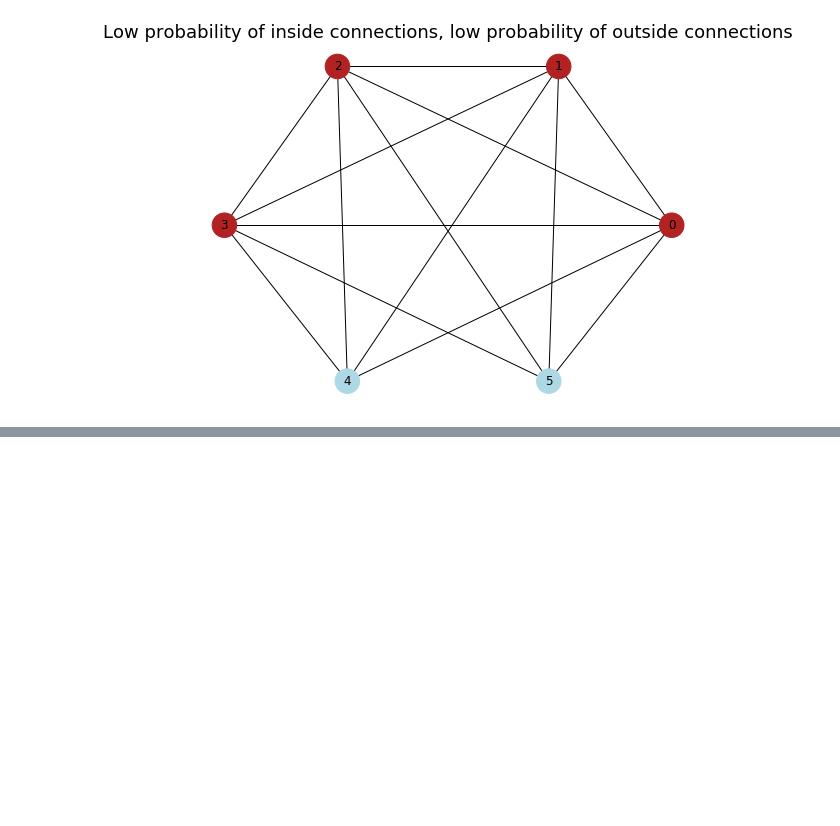
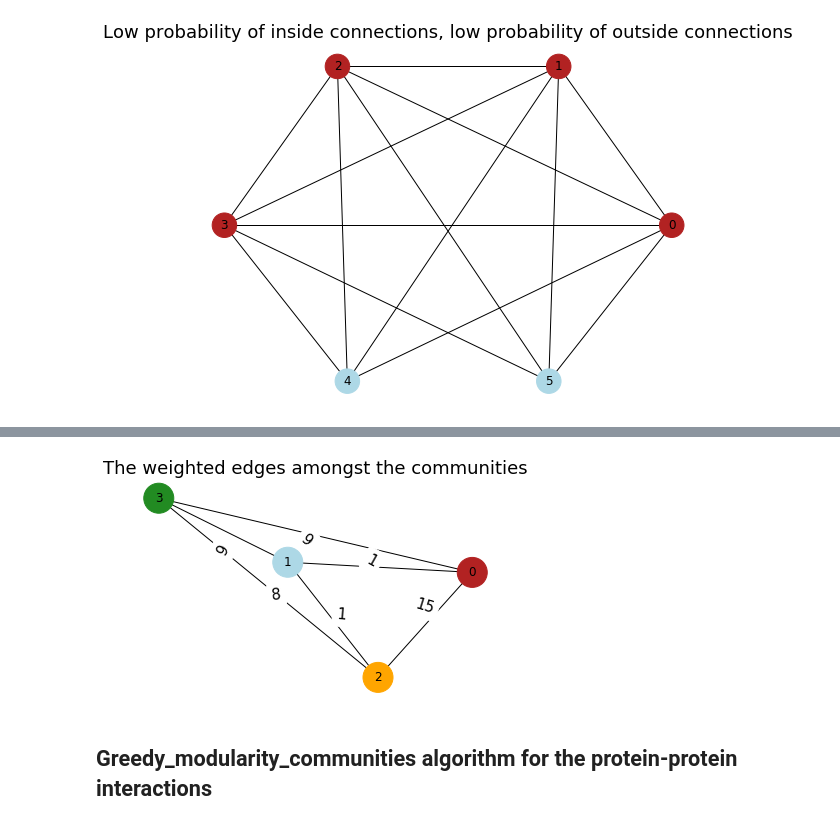
Before and after one commit to domonkoshaffner/network_visualisation, a Jupyter notebook: main_project_network.ipynb, the cells around one changed output, grey strips where cells are left out. Saved outputs shown, nothing was run; the diff lists cells and outputs as text; code cells hidden in the pictures; blank space fills up the shorter version.

```diff
--- a/main_project_network.ipynb
+++ b/main_project_network.ipynb
@@ -923,0 +974,31 @@ nx.write_edgelist(g, "edge_list.txt", data=False)
+# %%
+# Writing the edge list to file
+
+#nx.write_edgelist(g, "edge_list.txt", data=False)
+
+# Setting the coolours
+
+colour_groups = ['firebrick', 'lightblue', 'orange', 'forestgreen']
+
+# Setting the positions
+
+pos = nx.spring_layout(H)
+
+# Setting the labels
+
+labels = nx.get_edge_attributes(H,'weight')
+# %%
+# Plotting the new network
+
+plt.figure(figsize = (5,3))
+nx.draw(H, with_labels=True, node_size=900, node_color = colour_groups)
+nx.draw_networkx_edge_labels(H, edge_labels=labels, pos = pos, font_size = 15)
+
+plt.title('The weighted edges amongst the communities')
+#plt.savefig('block_bigger_weights.jpg', dpi = 400, bbox_inches = 'tight')
+
+plt.show()
+# %% [output]
+[figure, added]
+# %% [markdown]
+## Greedy_modularity_communities algorithm for the protein-protein interactions
```
Also changed, not shown: parts of 25 cells of this notebook.
